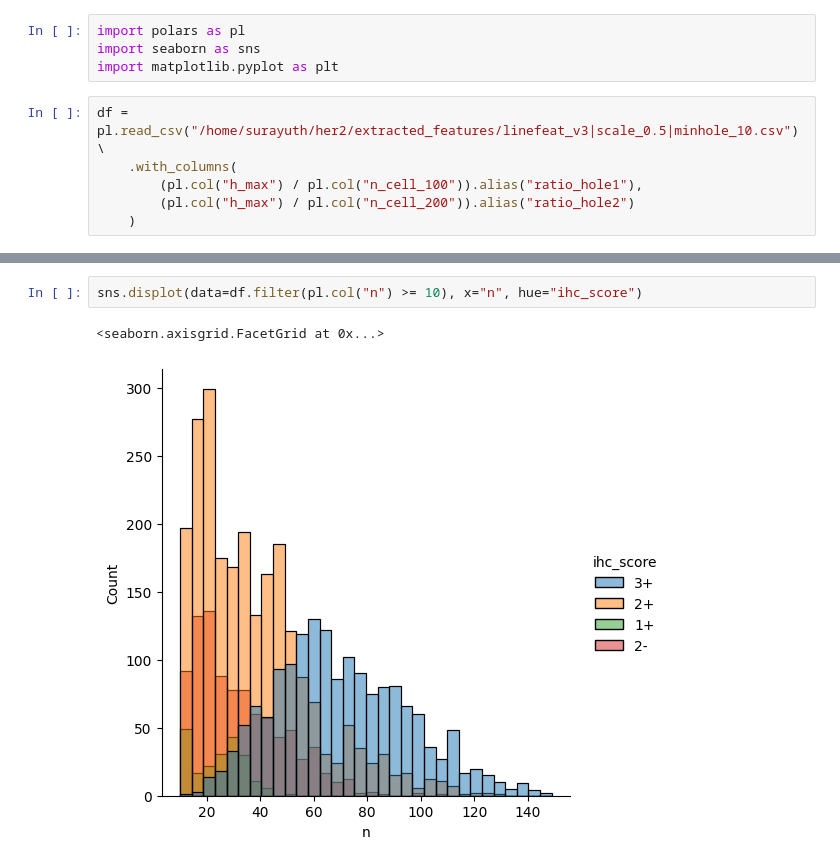
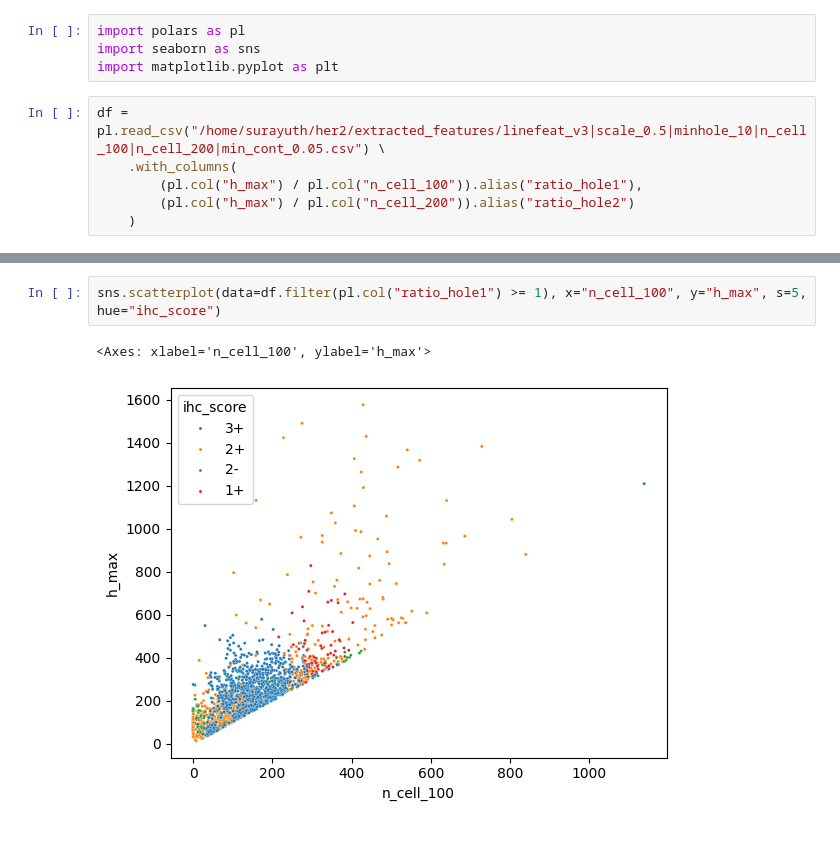
Before and after one commit to Surayuth/her2ml, a Jupyter notebook: notebooks/eda_line_feat3.ipynb, the cells around one changed output, grey strips where cells are left out. Cells and saved outputs as stored; diff of their text form; blank space fills up the shorter version.

```diff
--- a/notebooks/eda_line_feat3.ipynb
+++ b/notebooks/eda_line_feat3.ipynb
@@ -3,7 +3,7 @@ import polars as pl
 import seaborn as sns
 import matplotlib.pyplot as plt
 # %%
-df = pl.read_csv("/home/surayuth/her2/extracted_features/linefeat_v3|scale_0.5|minhole_10.csv") \
+df = pl.read_csv("/home/surayuth/her2/extracted_features/linefeat_v3|scale_0.5|minhole_10|n_cell_100|n_cell_200|min_cont_0.05.csv") \
     .with_columns(
         (pl.col("h_max") / pl.col("n_cell_100")).alias("ratio_hole1"),
         (pl.col("h_max") / pl.col("n_cell_200")).alias("ratio_hole2")
@@ -33,5 +33,5 @@ sns.scatterplot(data=df.filter(pl.col("ratio_hole2") >= 1), x="n_cell_200", y="h
 # %%
-sns.displot(data=df.filter(pl.col("n") >= 10), x="n", hue="ihc_score")
+sns.scatterplot(data=df.filter(pl.col("ratio_hole1") >= 1), x="n_cell_100", y="h_max", s=5, hue="ihc_score")
 # %% [output]
-<seaborn.axisgrid.FacetGrid at 0x...>
+<Axes: xlabel='n_cell_100', ylabel='h_max'>
-[figure, old version]
+[figure, new version]
```
Also changed, not shown: parts of 7 cells of this notebook, 4 other files.
